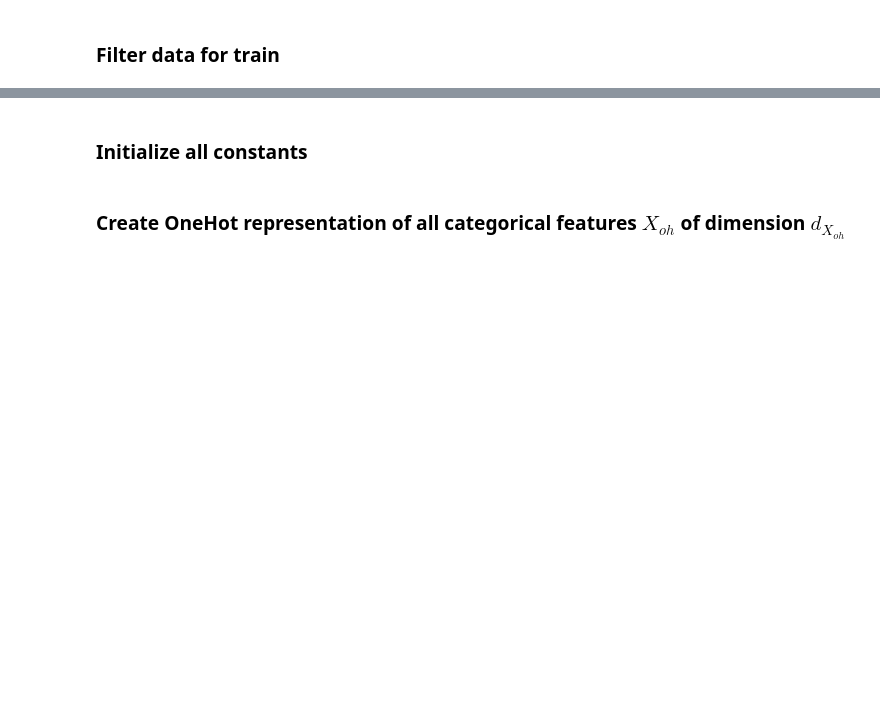
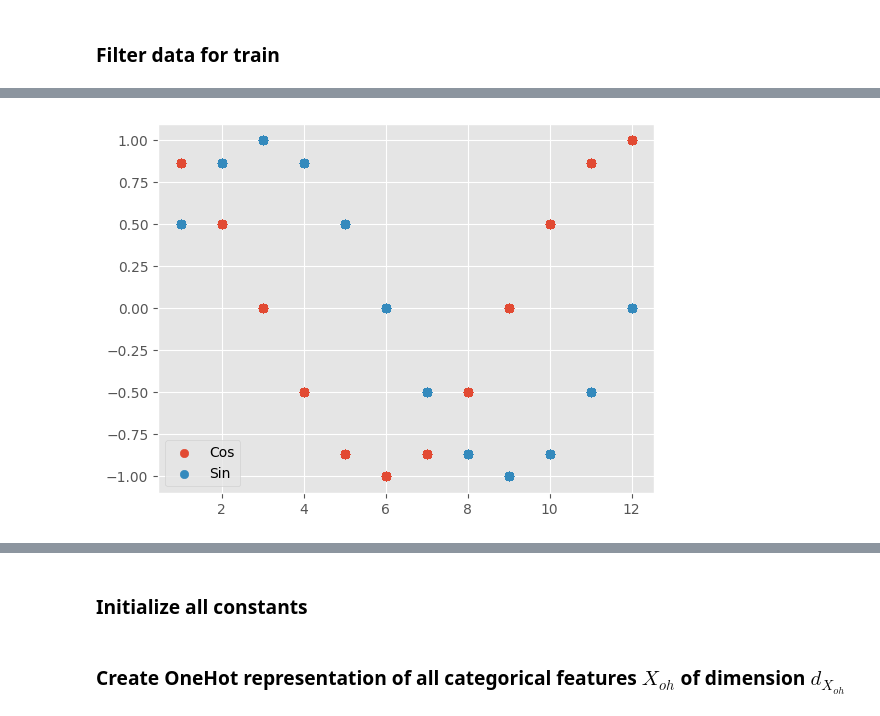
Before and after one commit to kirillzx/TRGAN, a Jupyter notebook: TRGAN_chech.ipynb, the cells around one changed output, grey strips where cells are left out. Saved outputs shown, nothing was run; the diff lists cells and outputs as text; code cells hidden in the pictures; blank space fills up the shorter version.

```diff
--- a/TRGAN_chech.ipynb
+++ b/TRGAN_chech.ipynb
@@ -128,0 +309,8 @@ data.shape
+# %%
+plt.scatter(data[date_feature].apply(lambda x: x.month)[:], date_emb[:, 2], label='Cos')
+plt.scatter(data[date_feature].apply(lambda x: x.month)[:], date_emb[:, 3], label='Sin')
+
+plt.legend()
+plt.show()
+# %% [output]
+[figure, added]
```
Also changed, not shown: parts of 27 cells of this notebook.
